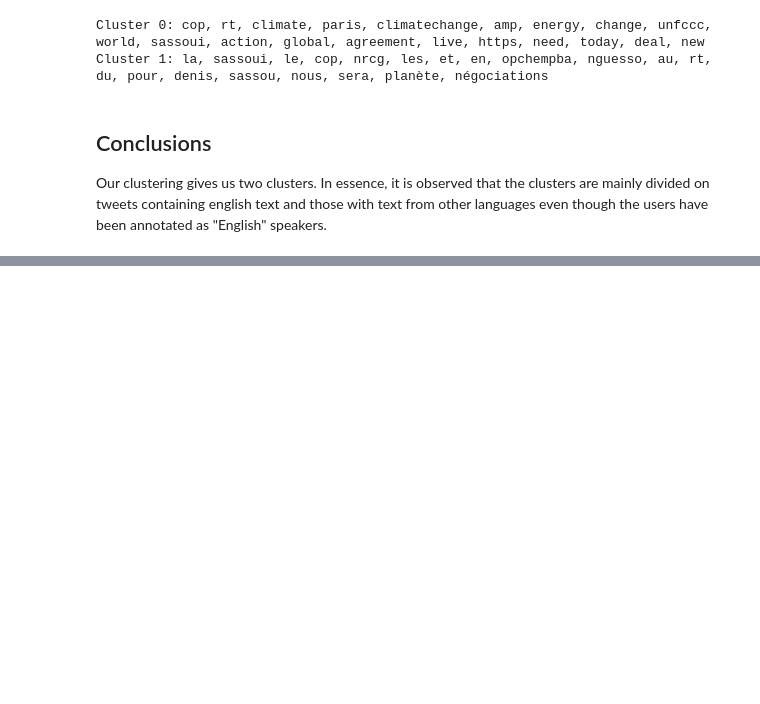
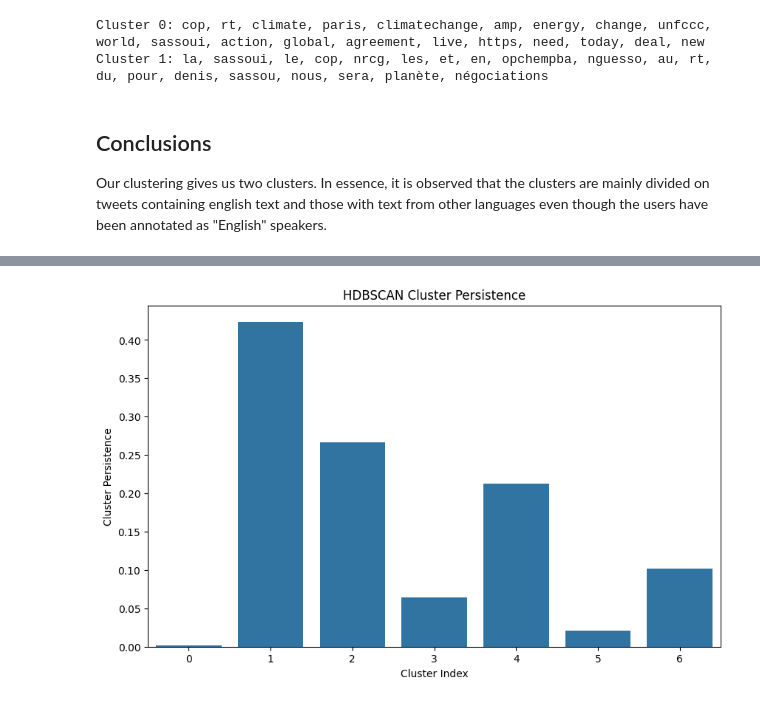
Before and after one commit to vaughankraska/social_data_mining, a Jupyter notebook: src/sdm/lab_scripts/text_analysis/data_driven_task2.ipynb, the cells around one changed output, grey strips where cells are left out. Saved outputs shown, nothing was run; the diff lists cells and outputs as text; code cells hidden in the pictures; blank space fills up the shorter version.

```diff
--- a/src/sdm/lab_scripts/text_analysis/data_driven_task2.ipynb
+++ b/src/sdm/lab_scripts/text_analysis/data_driven_task2.ipynb
@@ -366,0 +476,11 @@ Our clustering gives us two clusters. In essence, it is observed that the cluste
+# %%
+persistence = hdbscan_clusterer.cluster_persistence_
+# Plot cluster persistence
+plt.figure(figsize=(10, 6))
+sns.barplot(x=list(range(len(persistence))), y=persistence)
+plt.xlabel("Cluster Index")
+plt.ylabel("Cluster Persistence")
+plt.title("HDBSCAN Cluster Persistence")
+plt.show()
+# %% [output]
+[figure, added]
```
Also changed, not shown: parts of 15 cells of this notebook, 1 other file.
